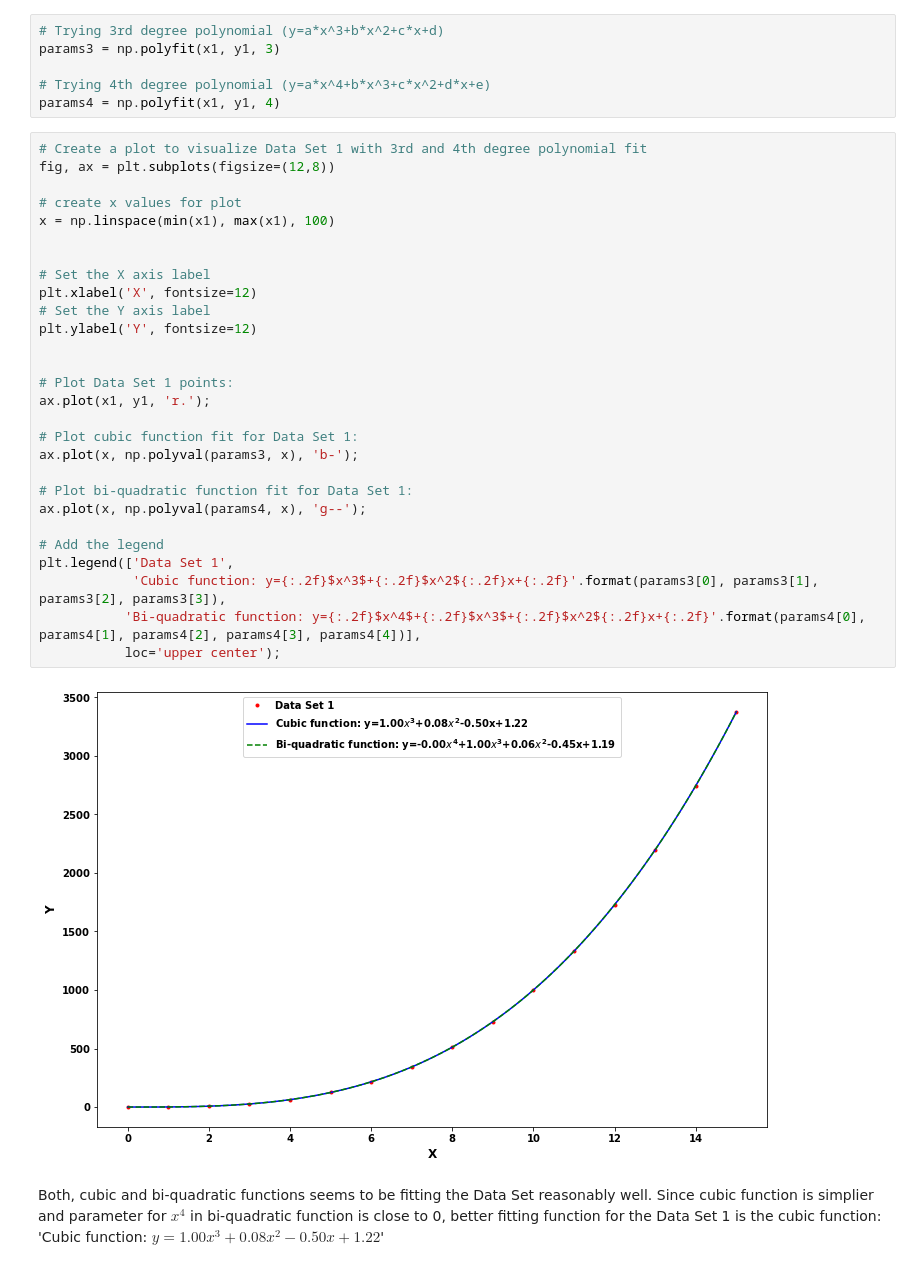
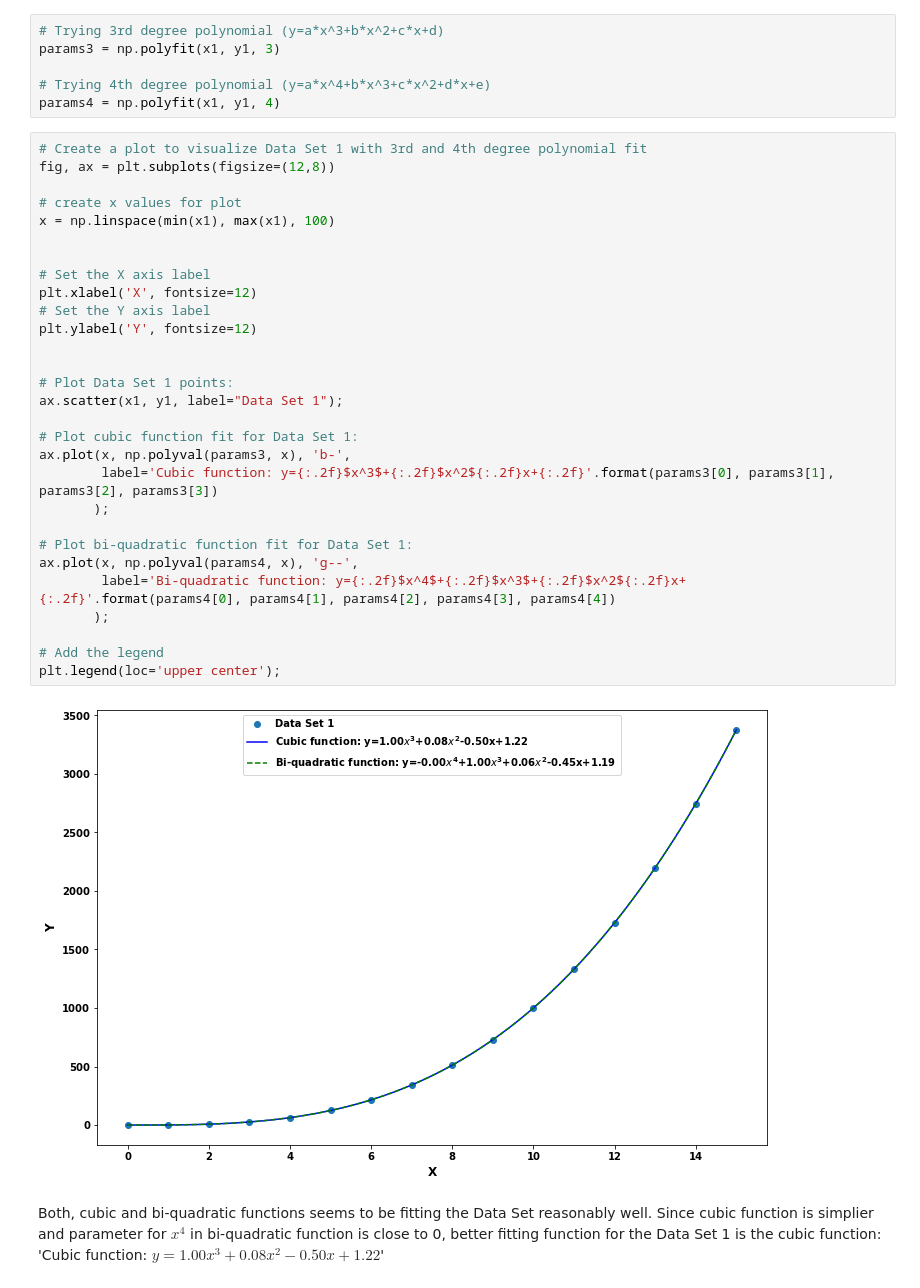
Before and after one commit to przemekbil/ML_and_stats, a Jupyter notebook: Assessment/Topic 3 - Parameters.ipynb, the cells around one changed output. Cells and saved outputs as stored; diff of their text form.

```diff
--- a/Assessment/Topic 3 - Parameters.ipynb
+++ b/Assessment/Topic 3 - Parameters.ipynb
@@ -75,33 +82,34 @@ params4 = np.polyfit(x1, y1, 4)
 # %%
 # Create a plot to visualize Data Set 1 with 3rd and 4th degree polynomial fit
 fig, ax = plt.subplots(figsize=(12,8))
 
 # create x values for plot
 x = np.linspace(min(x1), max(x1), 100)
 
 
 # Set the X axis label
 plt.xlabel('X', fontsize=12)
 # Set the Y axis label
 plt.ylabel('Y', fontsize=12)
 
 
 # Plot Data Set 1 points:
-ax.plot(x1, y1, 'r.');
+ax.scatter(x1, y1, label="Data Set 1");
 
 # Plot cubic function fit for Data Set 1:
-ax.plot(x, np.polyval(params3, x), 'b-');
+ax.plot(x, np.polyval(params3, x), 'b-',
+        label='Cubic function: y={:.2f}$x^3$+{:.2f}$x^2${:.2f}x+{:.2f}'.format(params3[0], params3[1], params3[2], params3[3])
+       );
 
 # Plot bi-quadratic function fit for Data Set 1:
-ax.plot(x, np.polyval(params4, x), 'g--');
+ax.plot(x, np.polyval(params4, x), 'g--',
+        label='Bi-quadratic function: y={:.2f}$x^4$+{:.2f}$x^3$+{:.2f}$x^2${:.2f}x+{:.2f}'.format(params4[0], params4[1], params4[2], params4[3], params4[4])
+       );
 
 # Add the legend
-plt.legend(['Data Set 1',
-            'Cubic function: y={:.2f}$x^3$+{:.2f}$x^2${:.2f}x+{:.2f}'.format(params3[0], params3[1], params3[2], params3[3]),
-           'Bi-quadratic function: y={:.2f}$x^4$+{:.2f}$x^3$+{:.2f}$x^2${:.2f}x+{:.2f}'.format(params4[0], params4[1], params4[2], params4[3], params4[4])],
-           loc='upper center');
+plt.legend(loc='upper center');
 # %% [output]
-[figure, old version]
+[figure, new version]
 # %% [markdown]
 Both, cubic and bi-quadratic functions seems to be fitting the Data Set reasonably well. Since cubic function is simplier and parameter for $x^4$ in bi-quadratic function is close to 0, better fitting function for the Data Set 1 is the cubic function: 'Cubic function: $y=1.00x^3+0.08x^2-0.50x+1.22$'
 # %% [markdown]
```
Also changed, not shown: parts of 11 cells of this notebook.
